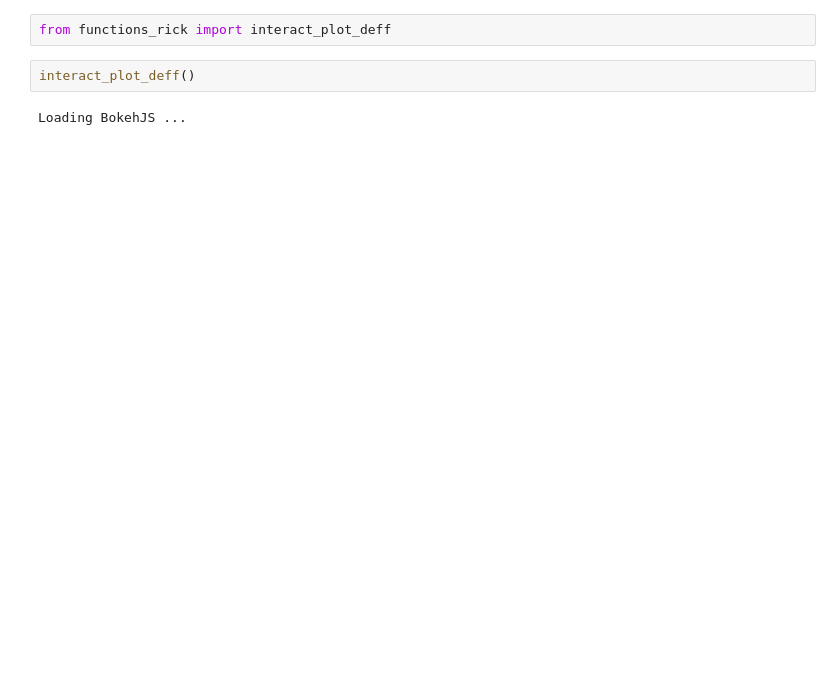
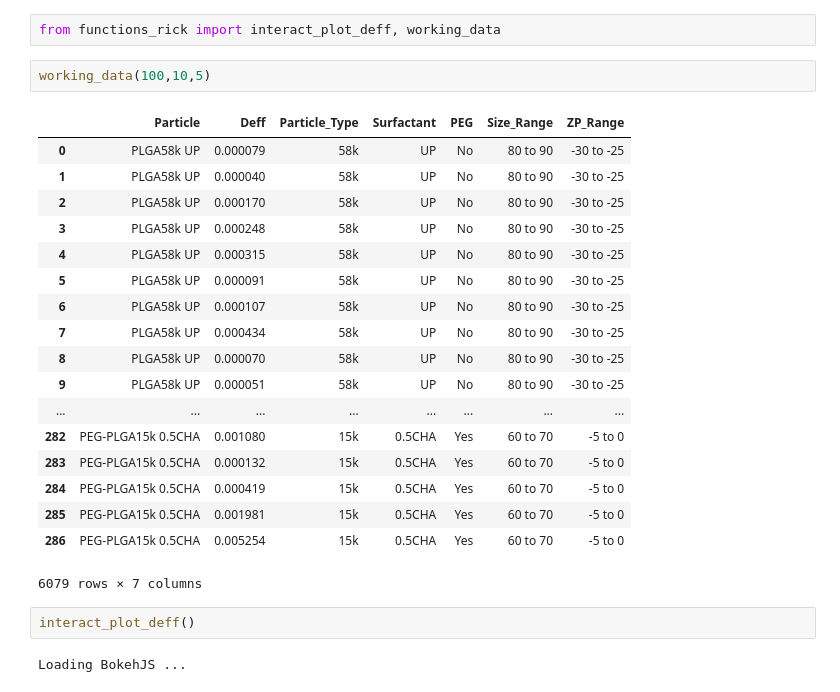
Before and after one commit to ccurtis7/brain_diffusion, a Jupyter notebook: test_notebooks/Rick.ipynb, the cells around one changed output. Saved outputs shown, nothing was run; the diff lists cells and outputs as text; blank space fills up the shorter version.

```diff
--- a/test_notebooks/Rick.ipynb
+++ b/test_notebooks/Rick.ipynb
@@ -1,5 +1,26 @@
 # %%
-from functions_rick import interact_plot_deff
+from functions_rick import interact_plot_deff, working_data
+# %%
+working_data(100,10,5)
+# %% [output]
+|  | Particle | Deff | Particle_Type | Surfactant | PEG | Size_Range | ZP_Range |
+| 0 | PLGA58k UP | 0.000079 | 58k | UP | No | 80 to 90 | -30 to -25 |
+| 1 | PLGA58k UP | 0.000040 | 58k | UP | No | 80 to 90 | -30 to -25 |
+| 2 | PLGA58k UP | 0.000170 | 58k | UP | No | 80 to 90 | -30 to -25 |
+| 3 | PLGA58k UP | 0.000248 | 58k | UP | No | 80 to 90 | -30 to -25 |
+| 4 | PLGA58k UP | 0.000315 | 58k | UP | No | 80 to 90 | -30 to -25 |
+| 5 | PLGA58k UP | 0.000091 | 58k | UP | No | 80 to 90 | -30 to -25 |
+| 6 | PLGA58k UP | 0.000107 | 58k | UP | No | 80 to 90 | -30 to -25 |
+| 7 | PLGA58k UP | 0.000434 | 58k | UP | No | 80 to 90 | -30 to -25 |
+| 8 | PLGA58k UP | 0.000070 | 58k | UP | No | 80 to 90 | -30 to -25 |
+| 9 | PLGA58k UP | 0.000051 | 58k | UP | No | 80 to 90 | -30 to -25 |
+| ... | ... | ... | ... | ... | ... | ... | ... |
+| 282 | PEG-PLGA15k 0.5CHA | 0.001080 | 15k | 0.5CHA | Yes | 60 to 70 | -5 to 0 |
+| 283 | PEG-PLGA15k 0.5CHA | 0.000132 | 15k | 0.5CHA | Yes | 60 to 70 | -5 to 0 |
+| 284 | PEG-PLGA15k 0.5CHA | 0.000419 | 15k | 0.5CHA | Yes | 60 to 70 | -5 to 0 |
+| 285 | PEG-PLGA15k 0.5CHA | 0.001981 | 15k | 0.5CHA | Yes | 60 to 70 | -5 to 0 |
+| 286 | PEG-PLGA15k 0.5CHA | 0.005254 | 15k | 0.5CHA | Yes | 60 to 70 | -5 to 0 |
+6079 rows × 7 columns
 # %%
 interact_plot_deff()
 # %% [output]
```
Also changed, not shown: 1 other file.
